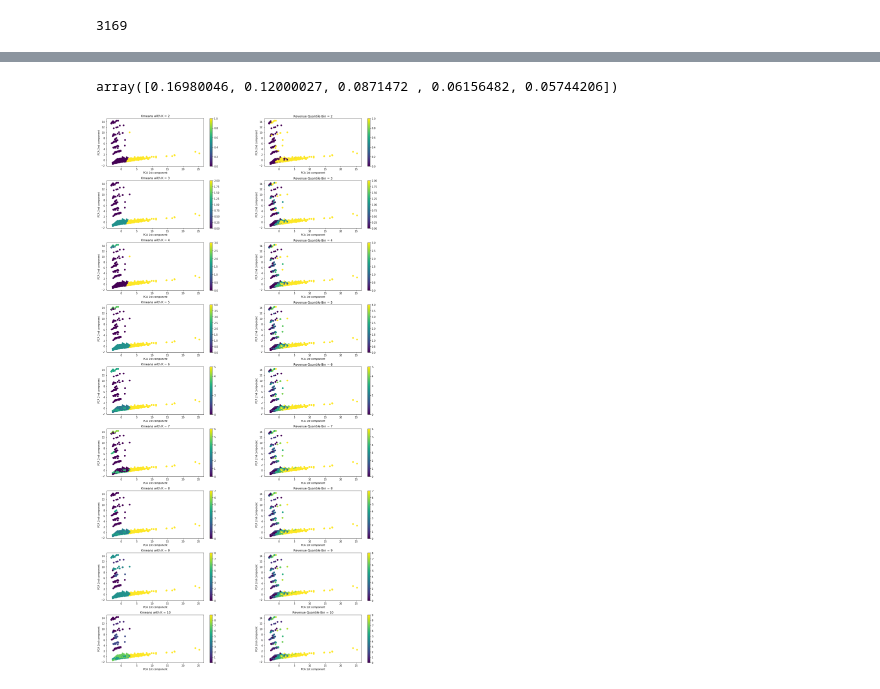
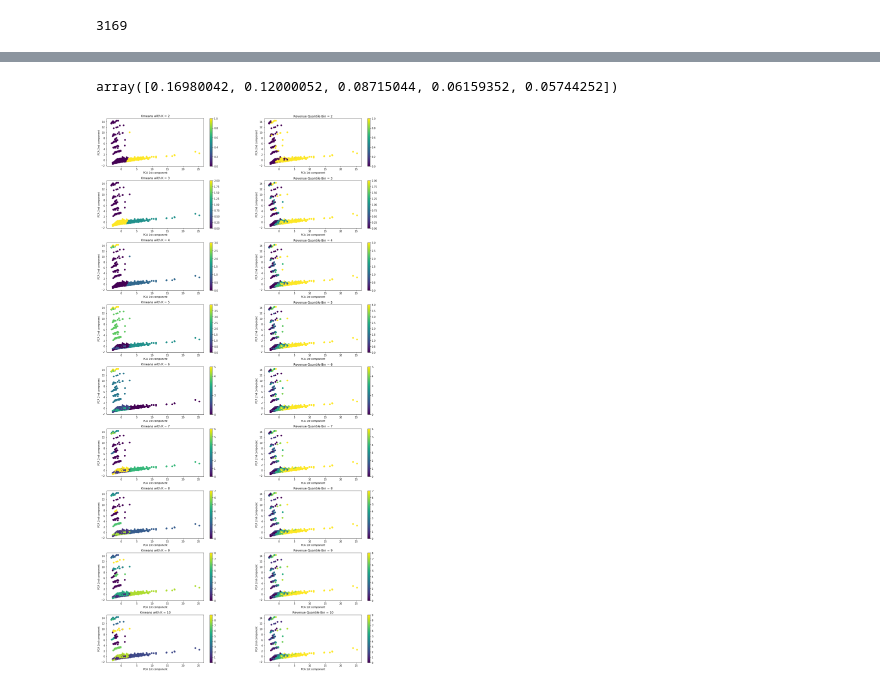
Before and after one commit to bedman3/tmdb_5000_movie_kmeans_analysis, a Jupyter notebook: Unsupervised Modelling.ipynb, the cells around one changed output, grey strips where cells are left out. Drawn from its saved outputs; the diff is of its cells as text; code cells hidden in the pictures.

Commit message:
commited train test ensemble

```diff
--- a/Unsupervised Modelling.ipynb
+++ b/Unsupervised Modelling.ipynb
@@ -59,5 +65,5 @@ array([1, 2, 1, ..., 1, 1, 2], dtype=int32)
 # %%
-# see the difference with different K with ensemble learning
+# see the difference with different K without ensemble learning on training data
 
 max_k = 10
 
@@ -65,43 +71,33 @@ pca = PCA(n_components=5)
 np_pca = pca.fit_transform(X_train)
 display(pca.explained_variance_ratio_)
 fig, axs = plt.subplots(max_k - 1, 2, figsize=(20, 40))
 plt.subplots_adjust(hspace=0.3, wspace=0.3)
 
 for i in range(2, max_k + 1):
     kmeans = KMeans(n_clusters=i, random_state=1)
     cluster_predict = kmeans.fit_predict(X_train)
 
     df_pca = pd.DataFrame(data=np_pca[:, :2], columns=['pca_1st_col', 'pca_2nd_col'], index=X_train.index)
 
     df_pca['revenue'] = X_train['revenue']
     df_pca['revenue_bin'] = pd.qcut(X_train['revenue'], i)
     df_pca['revenue_bin_label'] = pd.qcut(X_train['revenue'], i, labels=[*range(i)])
     df_pca['cluster'] = cluster_predict
 
-#     cluster_mean_revenue = df_pca.groupby(by=['cluster'])['revenue'].mean()
-#     cluster_mean_revenue_argsort = cluster_mean_revenue.argsort()[::-1]
-#     df_pca['cluster'].apply(lambda x: cluster_mean_revenue_argsort[x])
-
-    # predict cluster actual label
-    clf = DecisionTreeClassifier(max_depth=3, random_state=1)
-    clf.fit(df_pca[['cluster']], df_pca[['revenue_bin_label']])
-    df_pca['cluster_pred'] = clf.predict(df_pca[['cluster']])
-
-
     axs[i-2, 0].set_ylabel('PCA 2nd component')
     axs[i-2, 0].set_xlabel('PCA 1st component')
     axs[i-2, 0].set_title(f'Kmeans with K = {i}')
-    f1 = axs[i-2, 0].scatter(df_pca['pca_1st_col'], df_pca['pca_2nd_col'], c=df_pca['cluster_pred'], cmap='viridis')
+    f1 = axs[i-2, 0].scatter(df_pca['pca_1st_col'], df_pca['pca_2nd_col'], c=df_pca['cluster'], cmap='viridis')
     fig.colorbar(f1, ax=axs[i-2, 0])
 
 
     axs[i-2, 1].set_ylabel('PCA 2nd component')
     axs[i-2, 1].set_xlabel('PCA 1st component')
     axs[i-2, 1].set_title(f'Revenue Quantile Bin = {i}')
     f2 = axs[i-2, 1].scatter(df_pca['pca_1st_col'], df_pca['pca_2nd_col'], c=df_pca['revenue_bin_label'], cmap='viridis')
     fig.colorbar(f2, ax=axs[i-2, 1])
 
 fig.show()
 # %% [output]
-array([0.16980046, 0.12000027, 0.0871472 , 0.06156482, 0.05744206])
+array([0.16980042, 0.12000052, 0.08715044, 0.06159352, 0.05744252])
-[figure, old version]
+[figure, new version]
```
Also changed, not shown: parts of 7 cells of this notebook.
